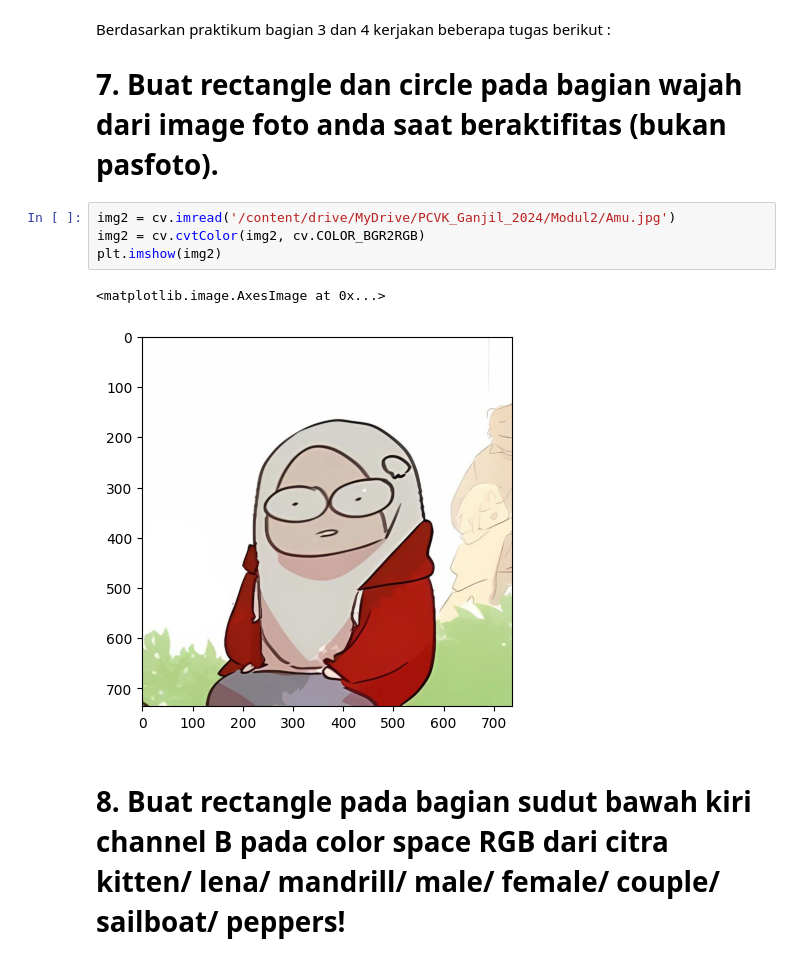
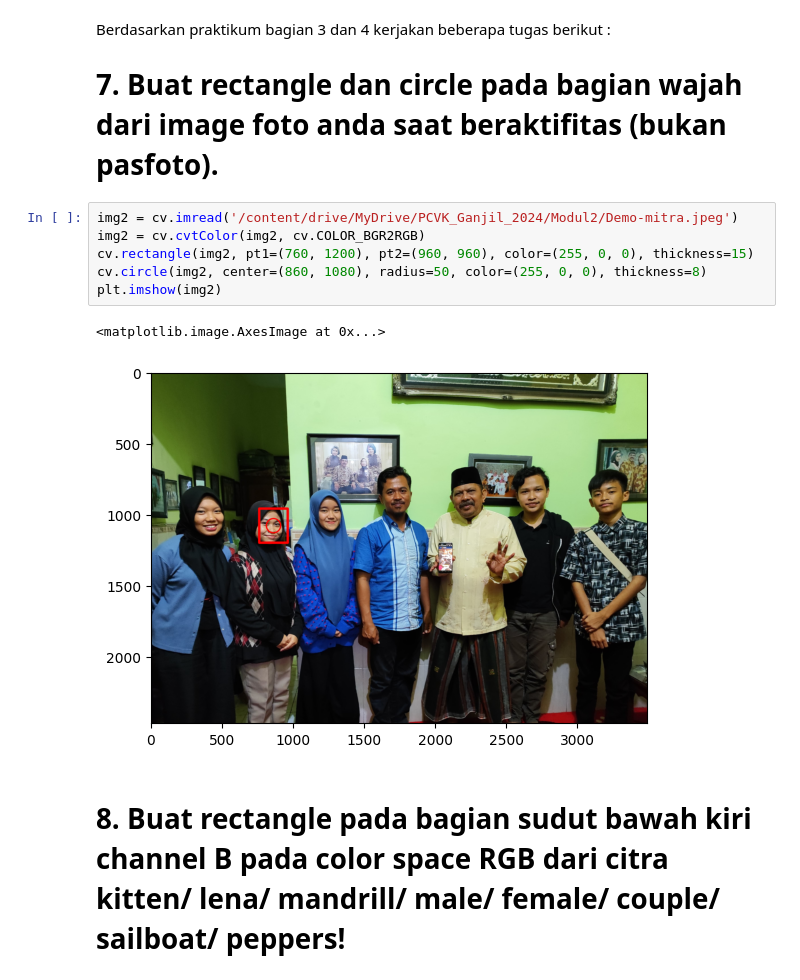
Before and after one commit to delafarahita/PCVK_Ganjil_2024, a Jupyter notebook: Dela_Farahita_Zain_Modul_2_PCVK.ipynb, the cells around one changed output. Saved outputs shown, nothing was run; the diff lists cells and outputs as text.

```diff
--- a/Dela_Farahita_Zain_Modul_2_PCVK.ipynb
+++ b/Dela_Farahita_Zain_Modul_2_PCVK.ipynb
@@ -300,12 +305,14 @@ plt.show()
 Berdasarkan praktikum bagian 3 dan 4 kerjakan beberapa tugas berikut :
 # 7. Buat rectangle dan circle pada bagian wajah dari image foto anda saat beraktifitas (bukan pasfoto).
 # %%
-img2 = cv.imread('/content/drive/MyDrive/PCVK_Ganjil_2024/Modul2/Amu.jpg')
+img2 = cv.imread('/content/drive/MyDrive/PCVK_Ganjil_2024/Modul2/Demo-mitra.jpeg')
 img2 = cv.cvtColor(img2, cv.COLOR_BGR2RGB)
+cv.rectangle(img2, pt1=(760, 1200), pt2=(960, 960), color=(255, 0, 0), thickness=15)
+cv.circle(img2, center=(860, 1080), radius=50, color=(255, 0, 0), thickness=8)
 plt.imshow(img2)
 # %% [output]
 <matplotlib.image.AxesImage at 0x...>
-[figure, old version]
+[figure, new version]
 # %% [markdown]
 # 8. Buat rectangle pada bagian sudut bawah kiri channel B pada color space RGB dari citra kitten/ lena/ mandrill/ male/ female/ couple/ sailboat/ peppers!
 # %%
```
Also changed, not shown: parts of 4 cells of this notebook.
